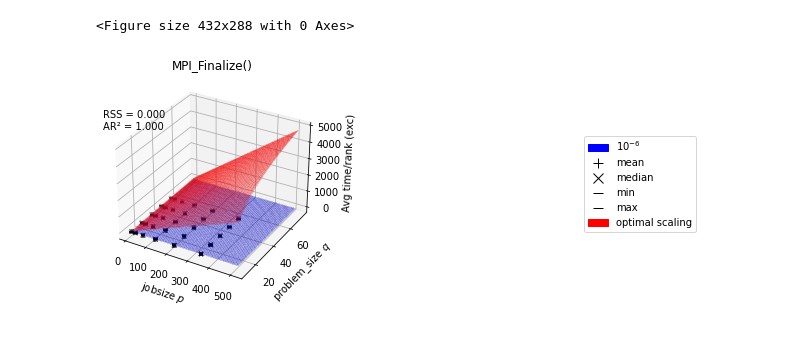
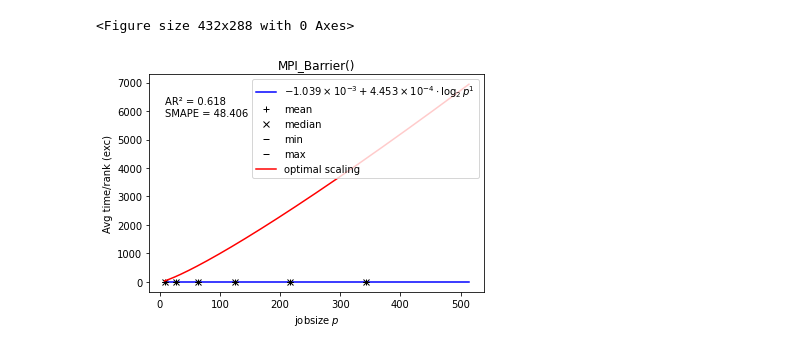
Before and after one commit to LLNL/thicket-tutorial, a Jupyter notebook: notebooks/test.ipynb, the cells around one changed output. Drawn from its saved outputs; the diff is of its cells as text; code cells hidden in the pictures.

```diff
--- a/notebooks/test.ipynb
+++ b/notebooks/test.ipynb
@@ -6,14 +6,12 @@ from IPython.display import display
 from IPython.display import HTML
 
 import thicket as th
-from thicket.model_extrap import Modeling
+from thicket.model_extrap import ExtrapInterface
 
 display(HTML("<style>.container { width:80% !important; }</style>"))
 
 # display all columns from pandas data frames
 pd.options.display.max_columns = None
 
-#data = "../../data/LULESH/inclusive/weak"
-#data = "../data/mpi_scaling_cali/"
 data = "../../data/LULESH/exclusive/weak"
-t_ens = th.Thicket.from_caliperreader(data)
+thicket = th.Thicket.from_caliperreader(data)
@@ -64,18 +170,16 @@ t_ens.statsframe.dataframe
 # %%
-model_obj = t_ens.statsframe.dataframe.at[t_ens.statsframe.dataframe.index[51], "Avg time/rank (exc)_extrap-model"]
-
-len(t_ens.statsframe.dataframe)
+model_obj = thicket.statsframe.dataframe["config2"].at[thicket.statsframe.dataframe.index[0], "Avg time/rank (exc)_extrap-model"]
 
 plt.clf()
 fig, ax = model_obj.display(show_mean=True, show_median=True,
-                            show_min_max=True, RSS=True,
-                            AR2=True, show_opt_scaling=True,
-                            opt_scaling_func="1.5*p**1*log2(q)**1")
+                            show_min_max=True,
+                            AR2=True, SMAPE=True, show_opt_scaling=True,
+                            opt_scaling_func="1.5*p**1*log2(p)**1")
 
 # Plot graph
 plt.show()
 # %% [output]
 <Figure size 432x288 with 0 Axes>
-[figure, old version]
+[figure, new version]
 # %%
 with pd.option_context("display.max_colwidth", 1):
```
Also changed, not shown: parts of 17 cells of this notebook, 4 other files.
